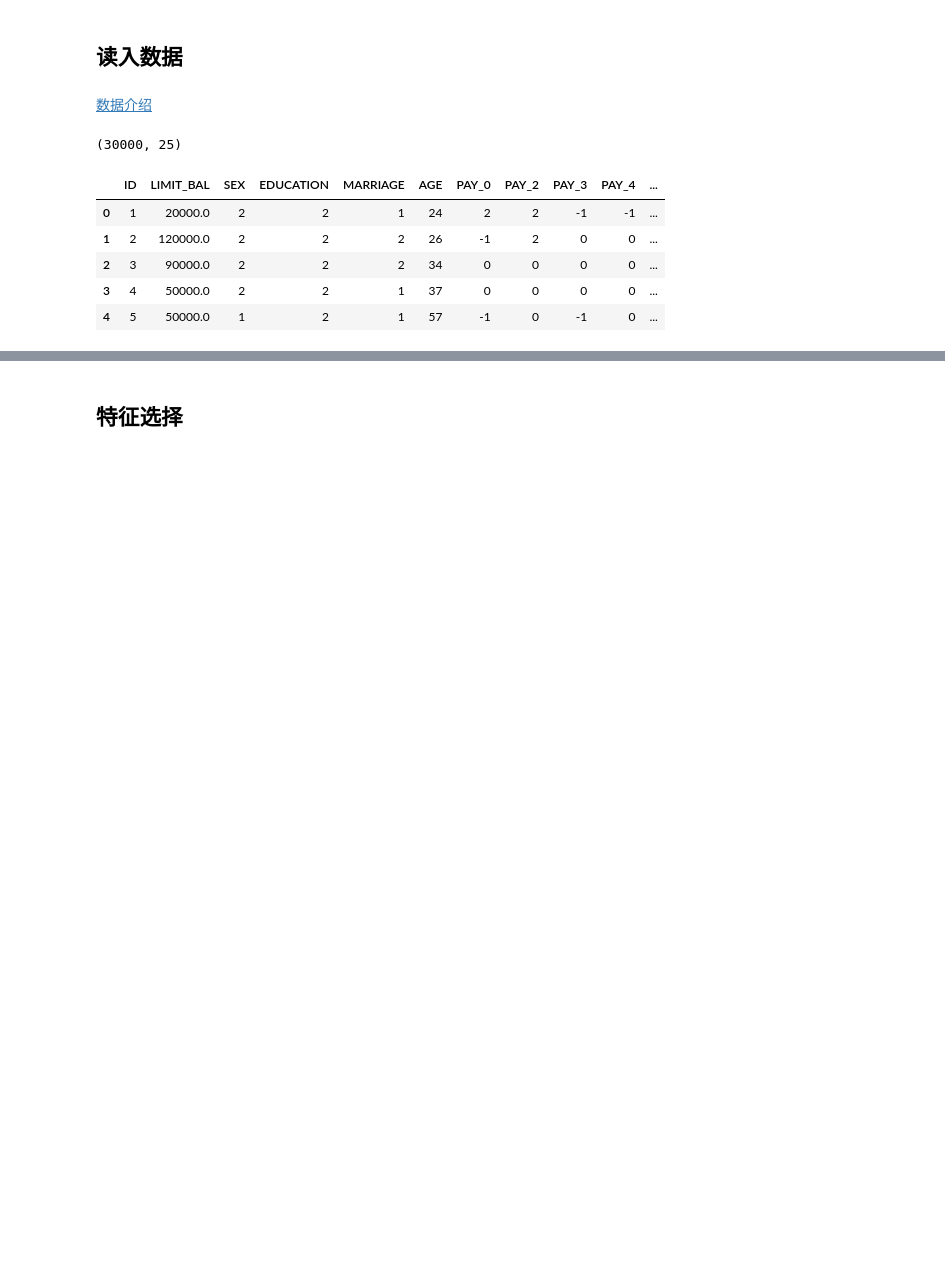
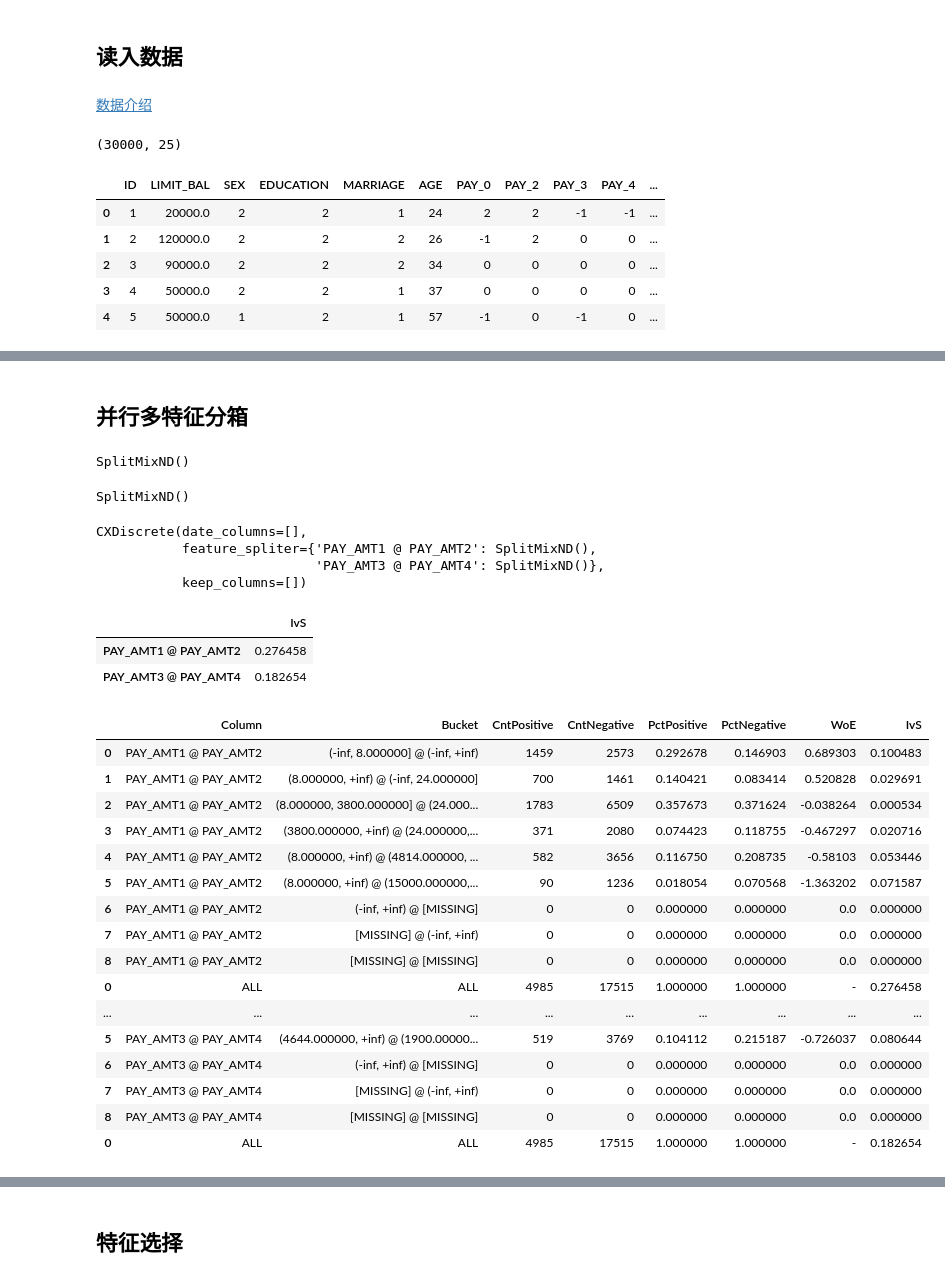
Before and after one commit to JYLFamily/scikit-credit, a Jupyter notebook: examples/example.ipynb, the cells around one changed output, grey strips where cells are left out. Cells and saved outputs as stored; diff of their text form; code cells hidden in the pictures; blank space fills up the shorter version.

```diff
--- a/examples/example.ipynb
+++ b/examples/example.ipynb
@@ -219,0 +258,52 @@ print(auto.information_value_table.head().to_markdown())
+# %% [markdown]
+## 并行多特征分箱
+# %%
+smnd1 = SplitMixND()
+smnd1.fit(trn_x[["PAY_AMT1", "PAY_AMT2"]], trn_y)
+# %% [output]
+SplitMixND()
+# %%
+smnd2 = SplitMixND()
+smnd2.fit(trn_x[["PAY_AMT3", "PAY_AMT4"]], trn_y)
+# %% [output]
+SplitMixND()
+# %%
+cx = CXDiscrete(
+    keep_columns=[],
+    date_columns=[],
+    feature_spliter={"PAY_AMT1 @ PAY_AMT2": smnd1,
+                     "PAY_AMT3 @ PAY_AMT4": smnd2}
+)
+# %%
+cx.fit(trn_x[["PAY_AMT1", "PAY_AMT2", "PAY_AMT3", "PAY_AMT4"]], trn_y)
+# %% [output]
+CXDiscrete(date_columns=[],
+           feature_spliter={'PAY_AMT1 @ PAY_AMT2': SplitMixND(),
+                            'PAY_AMT3 @ PAY_AMT4': SplitMixND()},
+           keep_columns=[])
+# %%
+cx.information_value_score
+# %% [output]
+|  | IvS |
+| PAY_AMT1 @ PAY_AMT2 | 0.276458 |
+| PAY_AMT3 @ PAY_AMT4 | 0.182654 |
+# %%
+cx.information_value_table
+# %% [output]
+|  | Column | Bucket | CntPositive | CntNegative | PctPositive | PctNegative | WoE | IvS |
+| 0 | PAY_AMT1 @ PAY_AMT2 | (-inf, 8.000000] @ (-inf, +inf) | 1459 | 2573 | 0.292678 | 0.146903 | 0.689303 | 0.100483 |
+| 1 | PAY_AMT1 @ PAY_AMT2 | (8.000000, +inf) @ (-inf, 24.000000] | 700 | 1461 | 0.140421 | 0.083414 | 0.520828 | 0.029691 |
+| 2 | PAY_AMT1 @ PAY_AMT2 | (8.000000, 3800.000000] @ (24.000... | 1783 | 6509 | 0.357673 | 0.371624 | -0.038264 | 0.000534 |
+| 3 | PAY_AMT1 @ PAY_AMT2 | (3800.000000, +inf) @ (24.000000,... | 371 | 2080 | 0.074423 | 0.118755 | -0.467297 | 0.020716 |
+| 4 | PAY_AMT1 @ PAY_AMT2 | (8.000000, +inf) @ (4814.000000, ... | 582 | 3656 | 0.116750 | 0.208735 | -0.58103 | 0.053446 |
+| 5 | PAY_AMT1 @ PAY_AMT2 | (8.000000, +inf) @ (15000.000000,... | 90 | 1236 | 0.018054 | 0.070568 | -1.363202 | 0.071587 |
+| 6 | PAY_AMT1 @ PAY_AMT2 | (-inf, +inf) @ [MISSING] | 0 | 0 | 0.000000 | 0.000000 | 0.0 | 0.000000 |
+| 7 | PAY_AMT1 @ PAY_AMT2 | [MISSING] @ (-inf, +inf) | 0 | 0 | 0.000000 | 0.000000 | 0.0 | 0.000000 |
+| 8 | PAY_AMT1 @ PAY_AMT2 | [MISSING] @ [MISSING] | 0 | 0 | 0.000000 | 0.000000 | 0.0 | 0.000000 |
+| 0 | ALL | ALL | 4985 | 17515 | 1.000000 | 1.000000 | - | 0.276458 |
+| ... | ... | ... | ... | ... | ... | ... | ... | ... |
+| 5 | PAY_AMT3 @ PAY_AMT4 | (4644.000000, +inf) @ (1900.00000... | 519 | 3769 | 0.104112 | 0.215187 | -0.726037 | 0.080644 |
+| 6 | PAY_AMT3 @ PAY_AMT4 | (-inf, +inf) @ [MISSING] | 0 | 0 | 0.000000 | 0.000000 | 0.0 | 0.000000 |
+| 7 | PAY_AMT3 @ PAY_AMT4 | [MISSING] @ (-inf, +inf) | 0 | 0 | 0.000000 | 0.000000 | 0.0 | 0.000000 |
+| 8 | PAY_AMT3 @ PAY_AMT4 | [MISSING] @ [MISSING] | 0 | 0 | 0.000000 | 0.000000 | 0.0 | 0.000000 |
+| 0 | ALL | ALL | 4985 | 17515 | 1.000000 | 1.000000 | - | 0.182654 |
```
Also changed, not shown: parts of 61 cells of this notebook, 9 other files.
